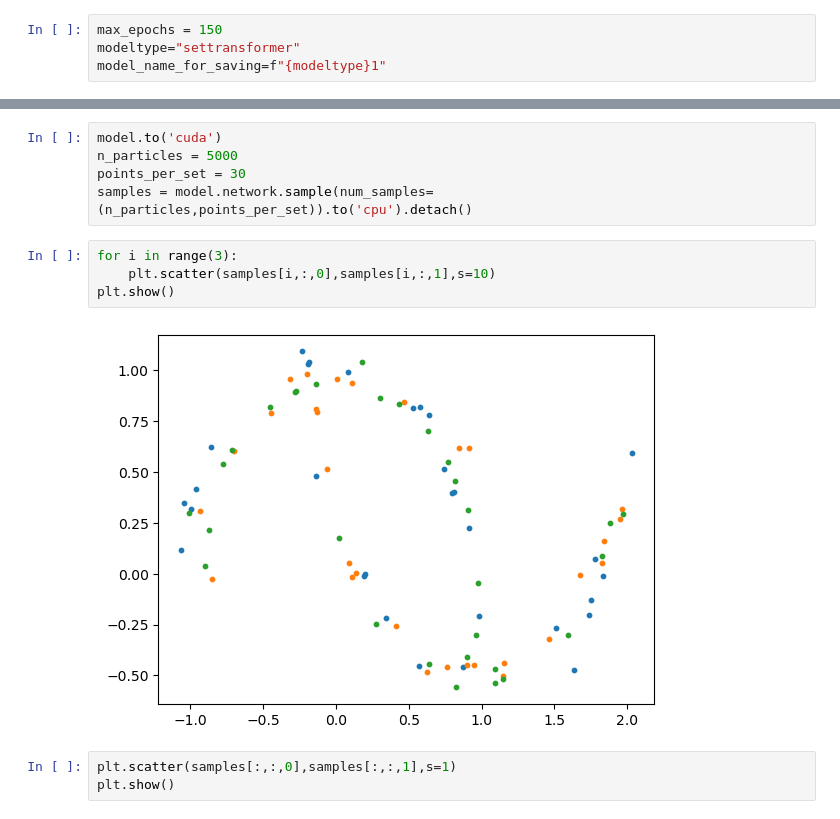
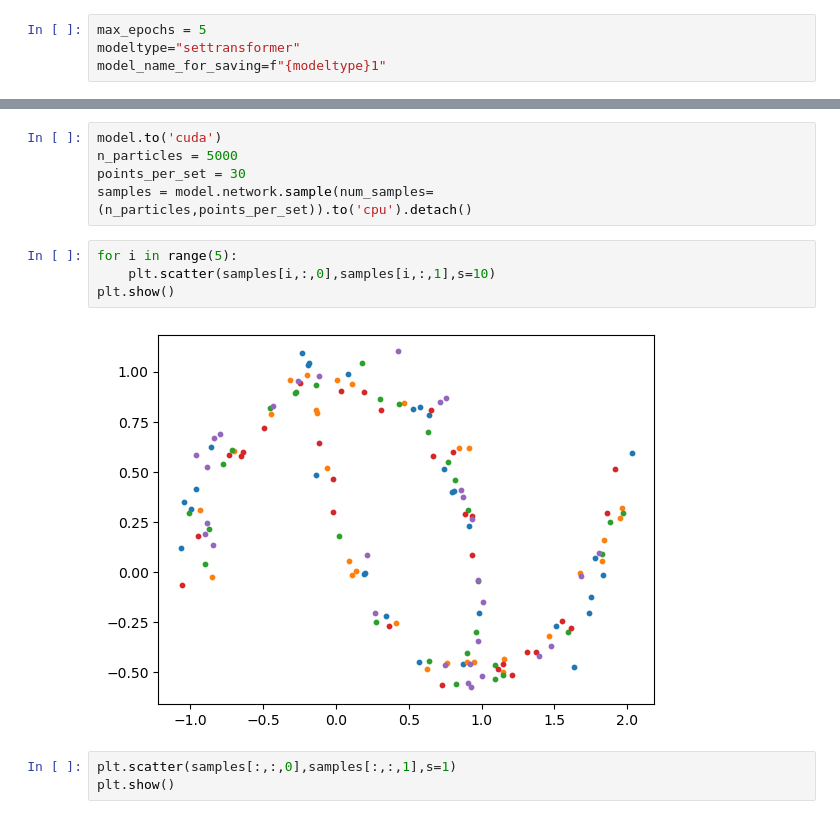
Before and after one commit to smsharma/jet-setting, a Jupyter notebook: notebooks/02_two_moons.ipynb, the cells around one changed output, grey strips where cells are left out. Drawn from its saved outputs; the diff is of its cells as text.

```diff
--- a/notebooks/02_two_moons.ipynb
+++ b/notebooks/02_two_moons.ipynb
@@ -85,7 +85,7 @@ from pytorch_lightning.loggers import CSVLogger, CometLogger
 
 from torch.utils.data import TensorDataset, DataLoader, random_split
 # %%
-max_epochs = 150
+max_epochs = 5
 modeltype="settransformer"
 model_name_for_saving=f"{modeltype}1"
 # %%
@@ -310,11 +268,11 @@ n_particles = 5000
 points_per_set = 30
 samples = model.network.sample(num_samples=(n_particles,points_per_set)).to('cpu').detach()
 # %%
-for i in range(3):
+for i in range(5):
     plt.scatter(samples[i,:,0],samples[i,:,1],s=10)
 plt.show()
 # %% [output]
-[figure, old version]
+[figure, new version]
 # %%
 plt.scatter(samples[:,:,0],samples[:,:,1],s=1)
 plt.show()
```
Also changed, not shown: parts of 3 cells of this notebook.
